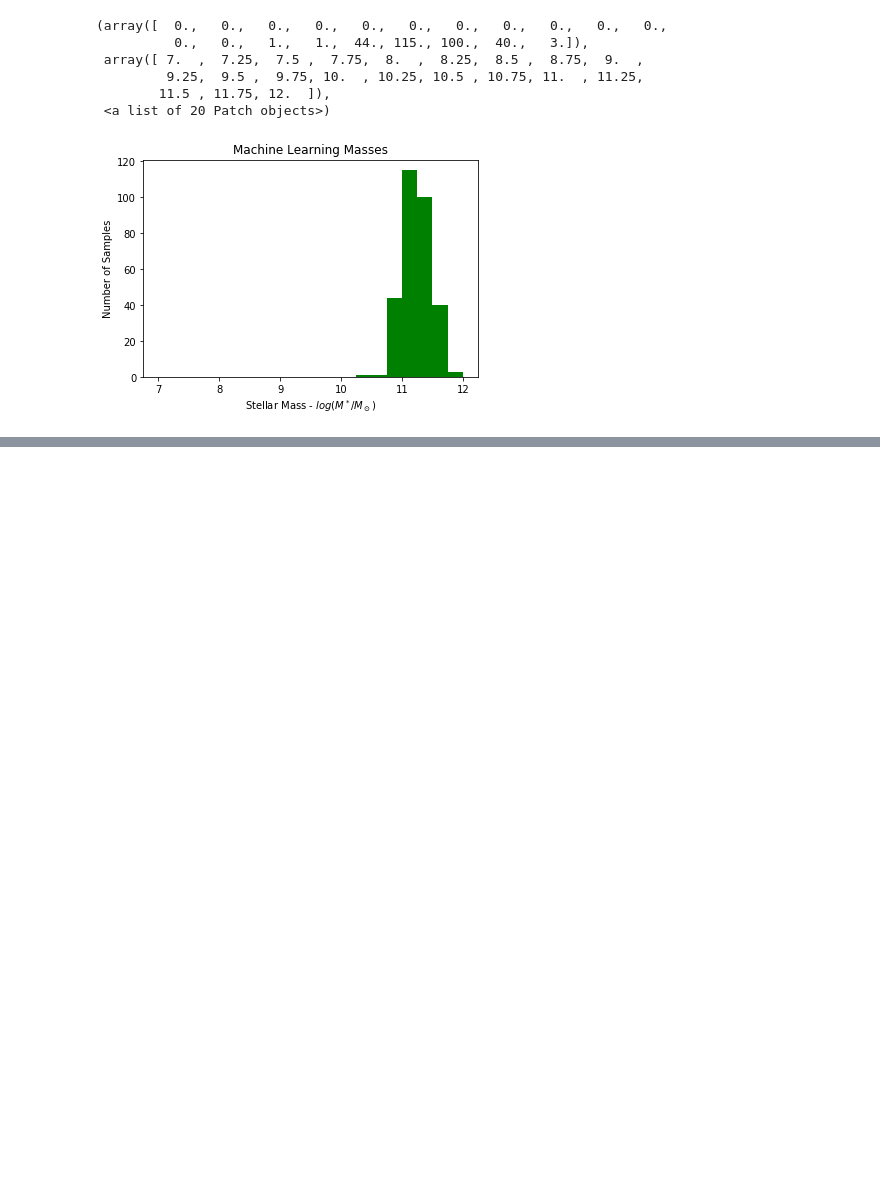
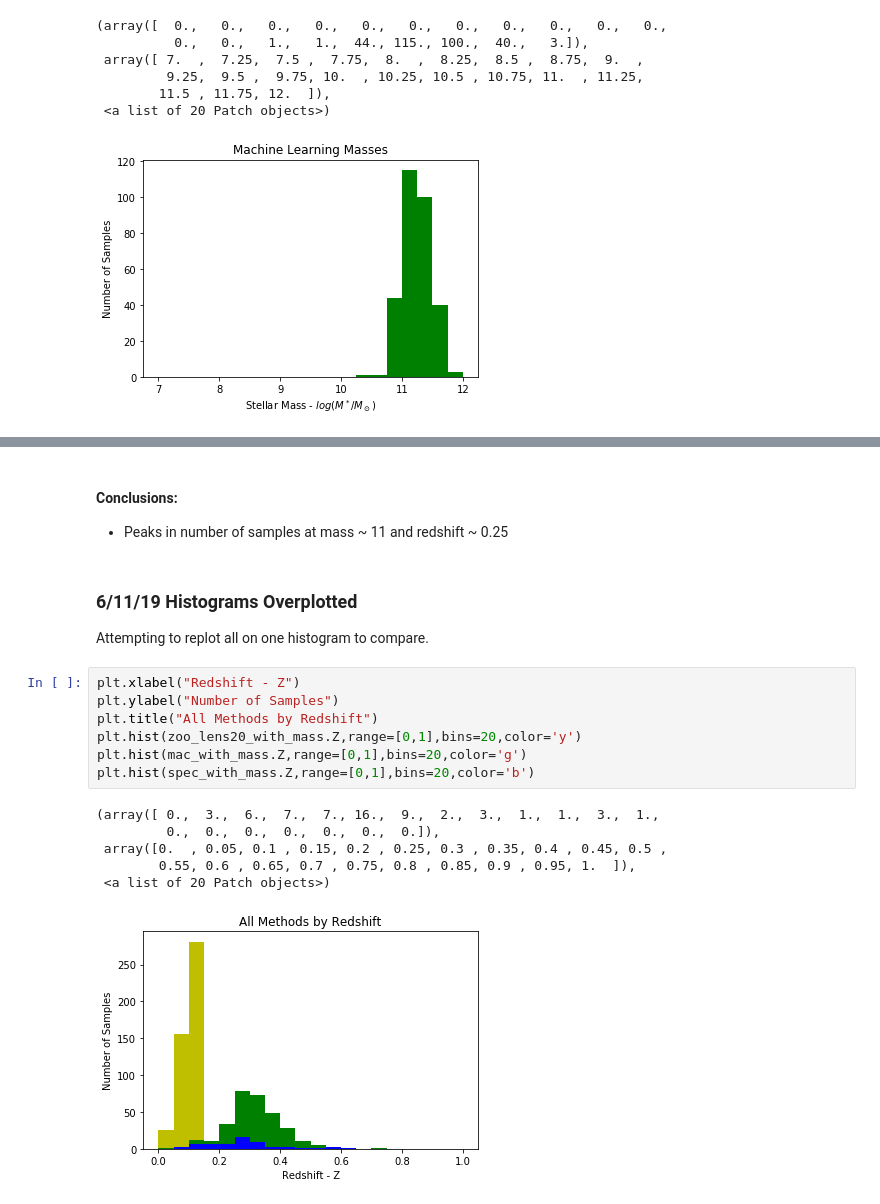
Before and after one commit to shawnknabel/lens_methods, a Jupyter notebook: Shawn Knabel - Gravitational Lensing Notebook - Concise.ipynb, the cells around one changed output, grey strips where cells are left out. Drawn from its saved outputs; the diff is of its cells as text; blank space fills up the shorter version.

```diff
--- a/Shawn Knabel - Gravitational Lensing Notebook - Concise.ipynb
+++ b/Shawn Knabel - Gravitational Lensing Notebook - Concise.ipynb
@@ -556,0 +584,20 @@ plt.hist(mac_with_mass.Z,range=[0,0.8],bins=20,color='g')
+# %% [markdown]
+#### Conclusions:
+- Peaks in number of samples at mass ~ 11 and redshift ~ 0.25
+# %% [markdown]
+### 6/11/19 Histograms Overplotted
+Attempting to replot all on one histogram to compare.
+# %%
+plt.xlabel("Redshift - Z")
+plt.ylabel("Number of Samples")
+plt.title("All Methods by Redshift")
+plt.hist(zoo_lens20_with_mass.Z,range=[0,1],bins=20,color='y')
+plt.hist(mac_with_mass.Z,range=[0,1],bins=20,color='g')
+plt.hist(spec_with_mass.Z,range=[0,1],bins=20,color='b')
+# %% [output]
+(array([ 0.,  3.,  6.,  7.,  7., 16.,  9.,  2.,  3.,  1.,  1.,  3.,  1.,
+         0.,  0.,  0.,  0.,  0.,  0.,  0.]),
+ array([0.  , 0.05, 0.1 , 0.15, 0.2 , 0.25, 0.3 , 0.35, 0.4 , 0.45, 0.5 ,
+        0.55, 0.6 , 0.65, 0.7 , 0.75, 0.8 , 0.85, 0.9 , 0.95, 1.  ]),
+ <a list of 20 Patch objects>)
+[figure, added]
```
Also changed, not shown: parts of 8 cells of this notebook.
